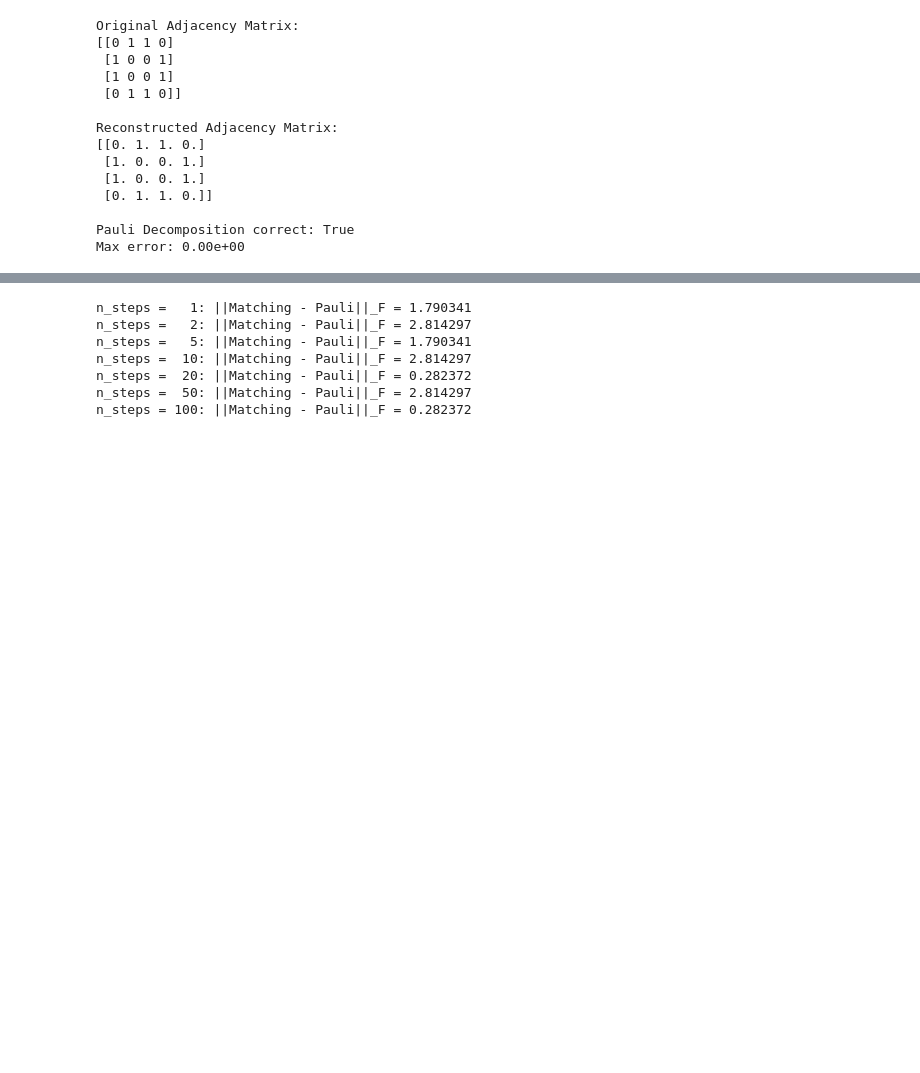
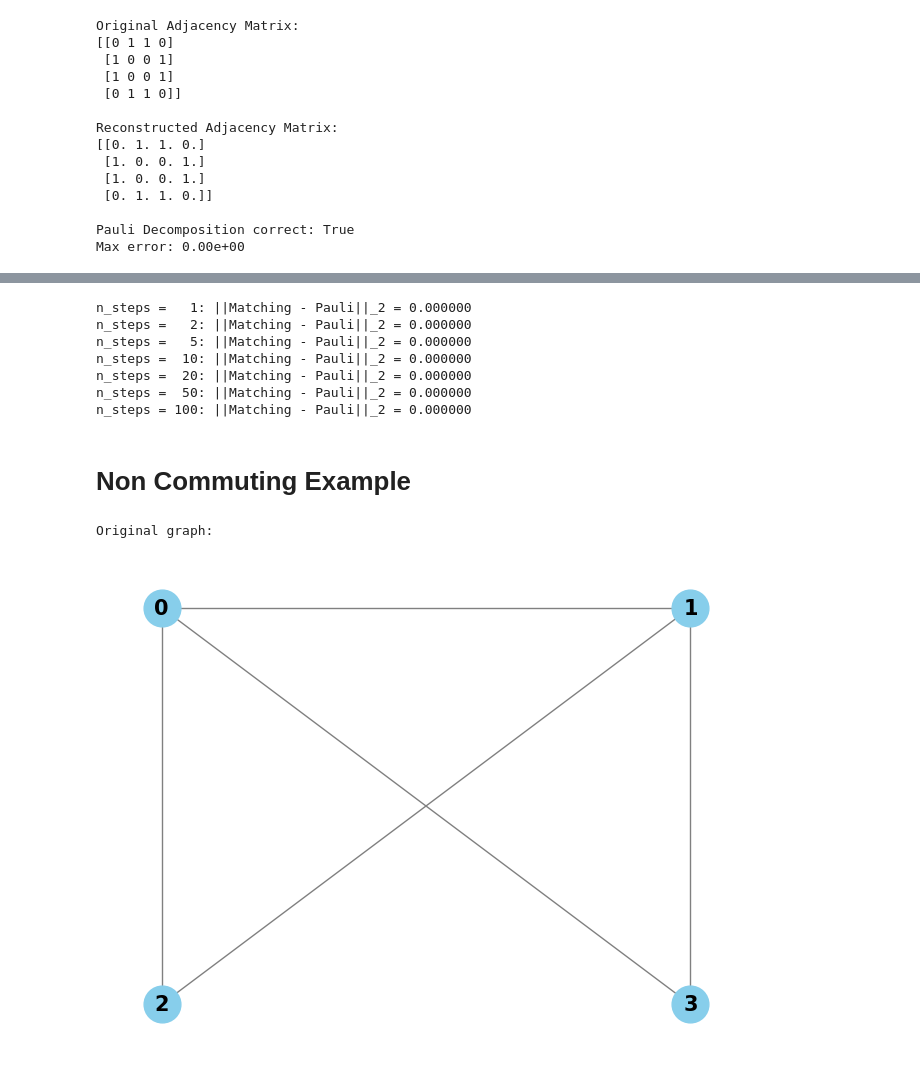
Before and after one commit to Mostafa-Atallah2020/ctqw-matching-decomp, a Jupyter notebook: examples/matching and pauli decompositions.ipynb, the cells around one changed output, grey strips where cells are left out. Saved outputs shown, nothing was run; the diff lists cells and outputs as text; code cells hidden in the pictures; blank space fills up the shorter version.

```diff
--- a/examples/matching and pauli decompositions.ipynb
+++ b/examples/matching and pauli decompositions.ipynb
@@ -207,11 +233,10 @@ n_steps_list = [1, 2, 5, 10, 20, 50, 100]
 for n_steps in n_steps_list:
     # Matching decomposition with n_steps
     full_qc = QuantumCircuit(static_G.n_qubits)
-    for _ in range(n_steps):
+    for i in range(n_steps):
         for subgraph in intersecting_G.subgraphs:
             G = MultiEdgeGraph(subgraph.edges)
-            G.rot_angle = delta_t / n_steps
-            sub_qc = G.get_qc(simplified=True)
+            sub_qc = G.get_qc(simplified=True, angle= 2 * delta_t/ n_steps)
             full_qc = full_qc.compose(sub_qc)
 
     matching_operator = Operator(full_qc)
@@ -228,14 +253,28 @@ for n_steps in n_steps_list:
 
     # Calculate difference
     operator_diff = matching_operator - pauli_operator
-    frobenius_norm = np.linalg.norm(operator_diff, ord='fro')
+    two_norm = np.linalg.norm(operator_diff, ord=2)
 
-    print(f"n_steps = {n_steps:3d}: ||Matching - Pauli||_F = {frobenius_norm:.6f}")
+    print(f"n_steps = {n_steps:3d}: ||Matching - Pauli||_2 = {two_norm:.6f}")
 # %% [output]
-n_steps =   1: ||Matching - Pauli||_F = 1.790341
-n_steps =   2: ||Matching - Pauli||_F = 2.814297
-n_steps =   5: ||Matching - Pauli||_F = 1.790341
-n_steps =  10: ||Matching - Pauli||_F = 2.814297
-n_steps =  20: ||Matching - Pauli||_F = 0.282372
-n_steps =  50: ||Matching - Pauli||_F = 2.814297
-n_steps = 100: ||Matching - Pauli||_F = 0.282372
+n_steps =   1: ||Matching - Pauli||_2 = 0.000000
+n_steps =   2: ||Matching - Pauli||_2 = 0.000000
+n_steps =   5: ||Matching - Pauli||_2 = 0.000000
+n_steps =  10: ||Matching - Pauli||_2 = 0.000000
+n_steps =  20: ||Matching - Pauli||_2 = 0.000000
+n_steps =  50: ||Matching - Pauli||_2 = 0.000000
+n_steps = 100: ||Matching - Pauli||_2 = 0.000000
+# %% [markdown]
+# Non Commuting Example
+# %%
+edges = {('00', '01'), ('00', '11'), ('01', '10'), ('00', '10'), ('01', '11')}
+
+delta_t = 0.1
+
+G = StaticGraph(edges)
+G.rot_angle = delta_t
+print("Original graph:")
+G.draw()
+# %% [output]
+Original graph:
+[figure, added]
```
Also changed, not shown: parts of 17 cells of this notebook.
